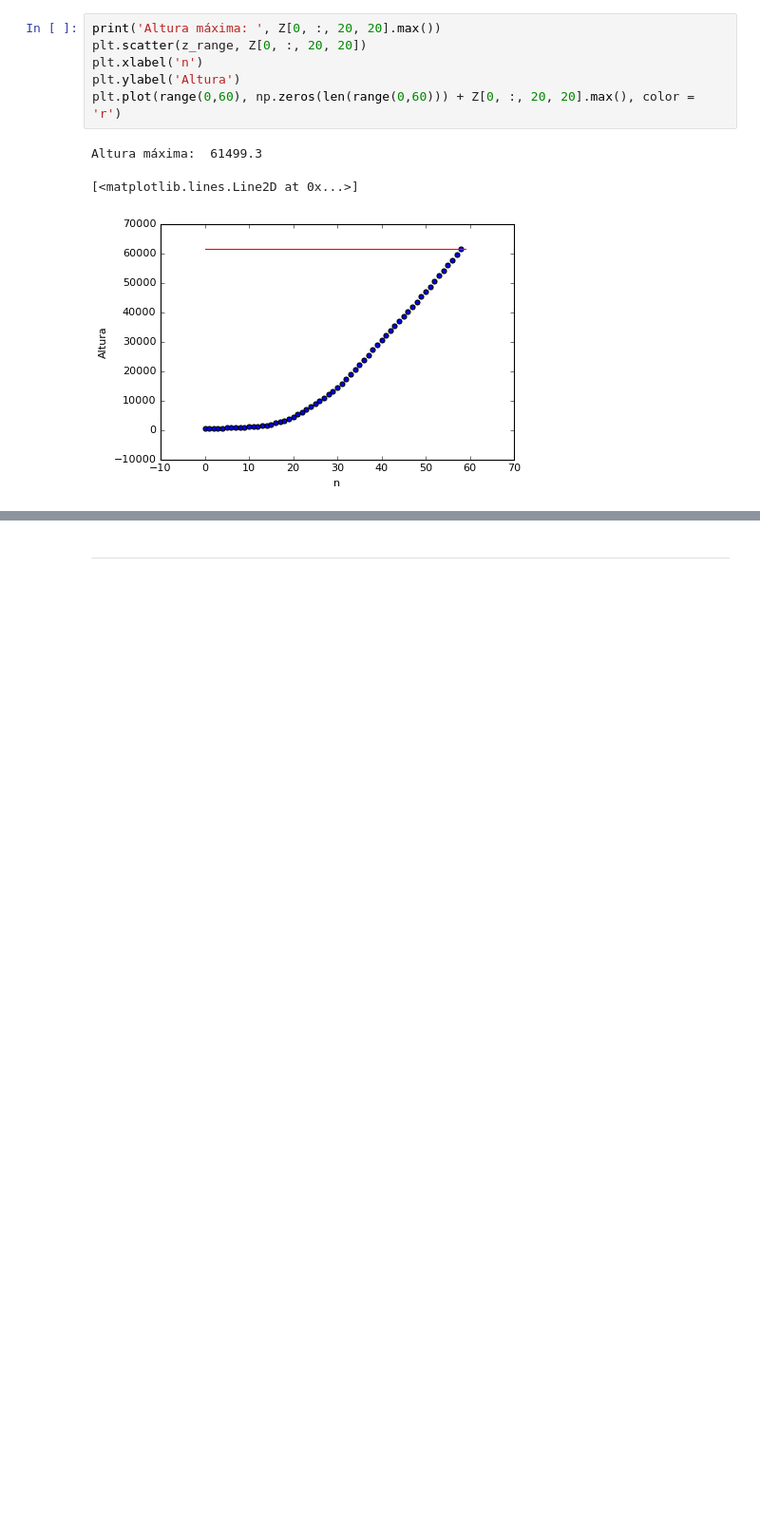
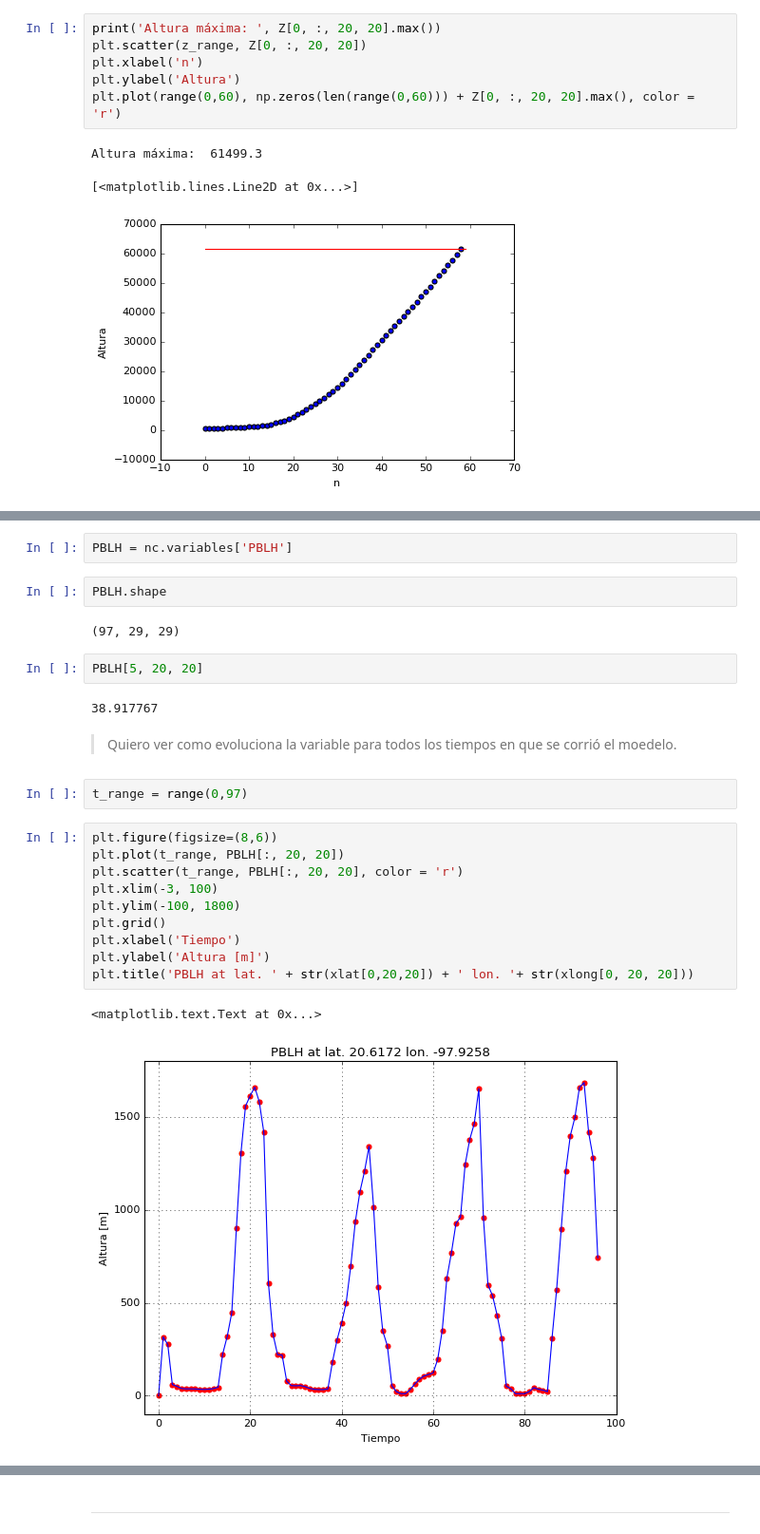
Before and after one commit to cpierard/capa_limite_WRF, a Jupyter notebook: Calculo_Richardson.ipynb, the cells around one changed output, grey strips where cells are left out. Shown: that part at 95% size. Cells and saved outputs as stored; diff of their text form; blank space fills up the shorter version.

Commit message:
Comparo alturas con la variable PBLH

```diff
--- a/Calculo_Richardson.ipynb
+++ b/Calculo_Richardson.ipynb
@@ -338,0 +345,27 @@ Altura máxima:  61499.3
+# %%
+PBLH = nc.variables['PBLH']
+# %%
+PBLH.shape
+# %% [output]
+(97, 29, 29)
+# %%
+PBLH[5, 20, 20]
+# %% [output]
+38.917767
+# %% [markdown]
+> Quiero ver como evoluciona la variable para todos los tiempos en que se corrió el moedelo.
+# %%
+t_range = range(0,97)
+# %%
+plt.figure(figsize=(8,6))
+plt.plot(t_range, PBLH[:, 20, 20])
+plt.scatter(t_range, PBLH[:, 20, 20], color = 'r')
+plt.xlim(-3, 100)
+plt.ylim(-100, 1800)
+plt.grid()
+plt.xlabel('Tiempo')
+plt.ylabel('Altura [m]')
+plt.title('PBLH at lat. ' + str(xlat[0,20,20]) + ' lon. '+ str(xlong[0, 20, 20]))
+# %% [output]
+<matplotlib.text.Text at 0x...>
+[figure, added]
```
Also changed, not shown: parts of 20 cells of this notebook.
